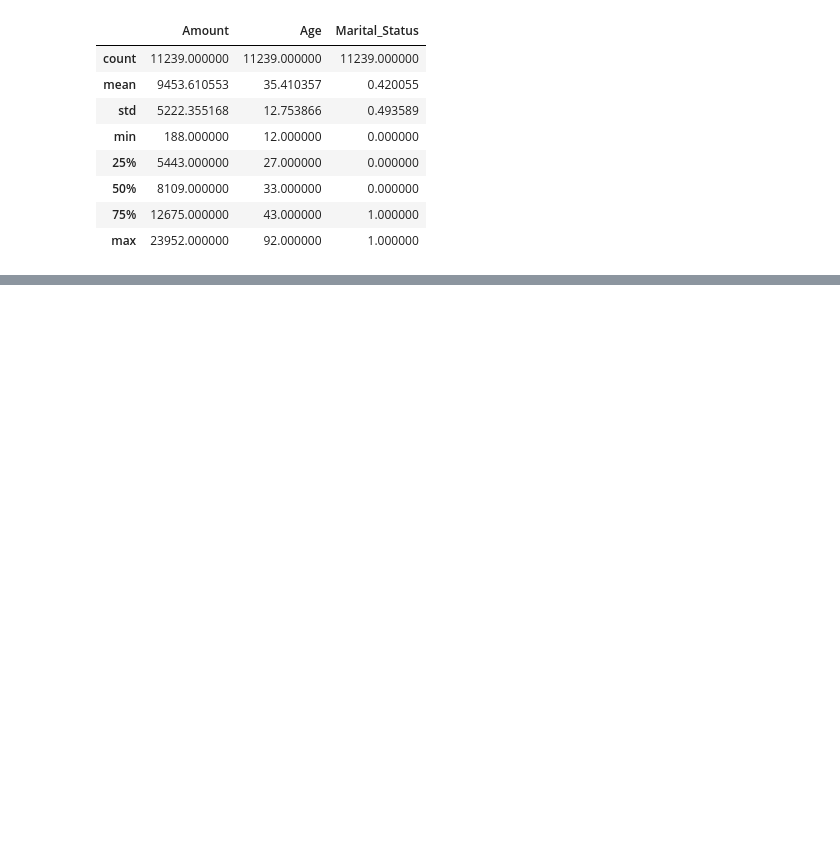
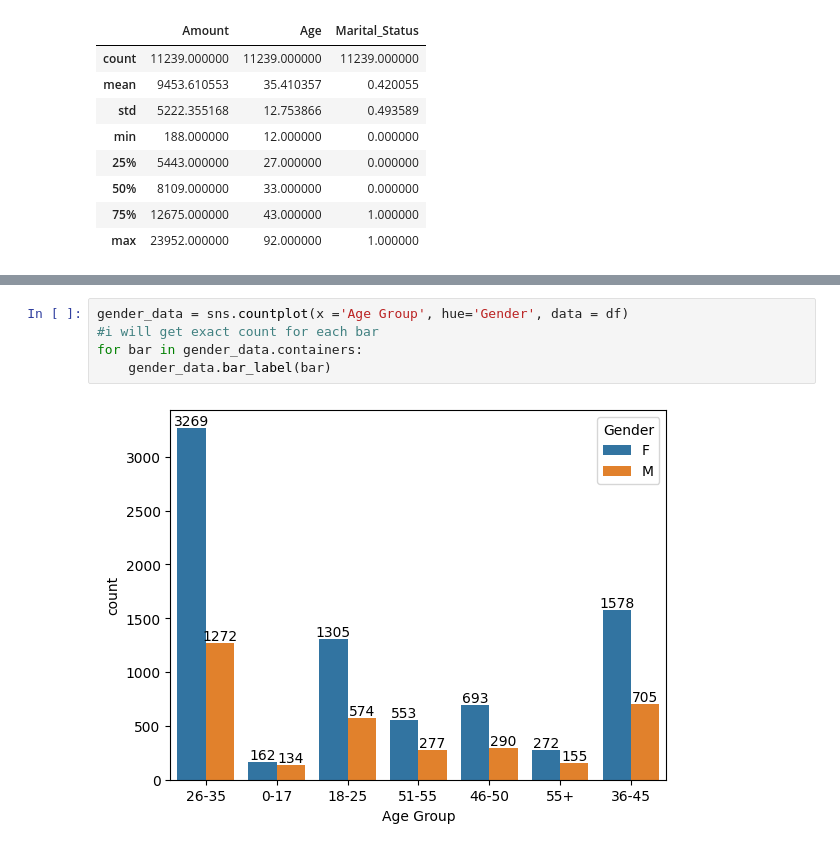
Before and after one commit to itsniharsharma/sales_Analysis, a Jupyter notebook: analysis.ipynb, the cells around one changed output, grey strips where cells are left out. Drawn from its saved outputs; the diff is of its cells as text; blank space fills up the shorter version.

```diff
--- a/analysis.ipynb
+++ b/analysis.ipynb
@@ -141,0 +167,7 @@ df[['Amount', 'Age', 'Marital_Status']].describe()
+# %%
+gender_data = sns.countplot(x ='Age Group', hue='Gender', data = df)
+#i will get exact count for each bar
+for bar in gender_data.containers:
+    gender_data.bar_label(bar)
+# %% [output]
+[figure, added]
```
Also changed, not shown: parts of 8 cells of this notebook.
